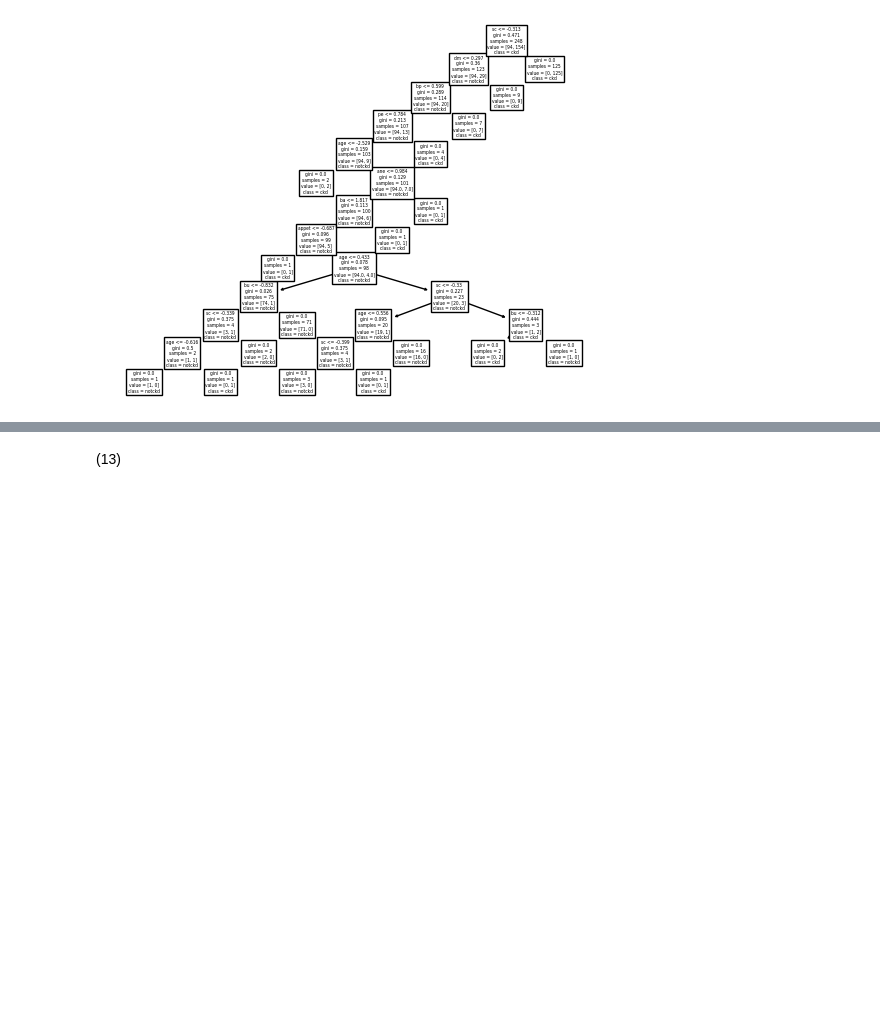
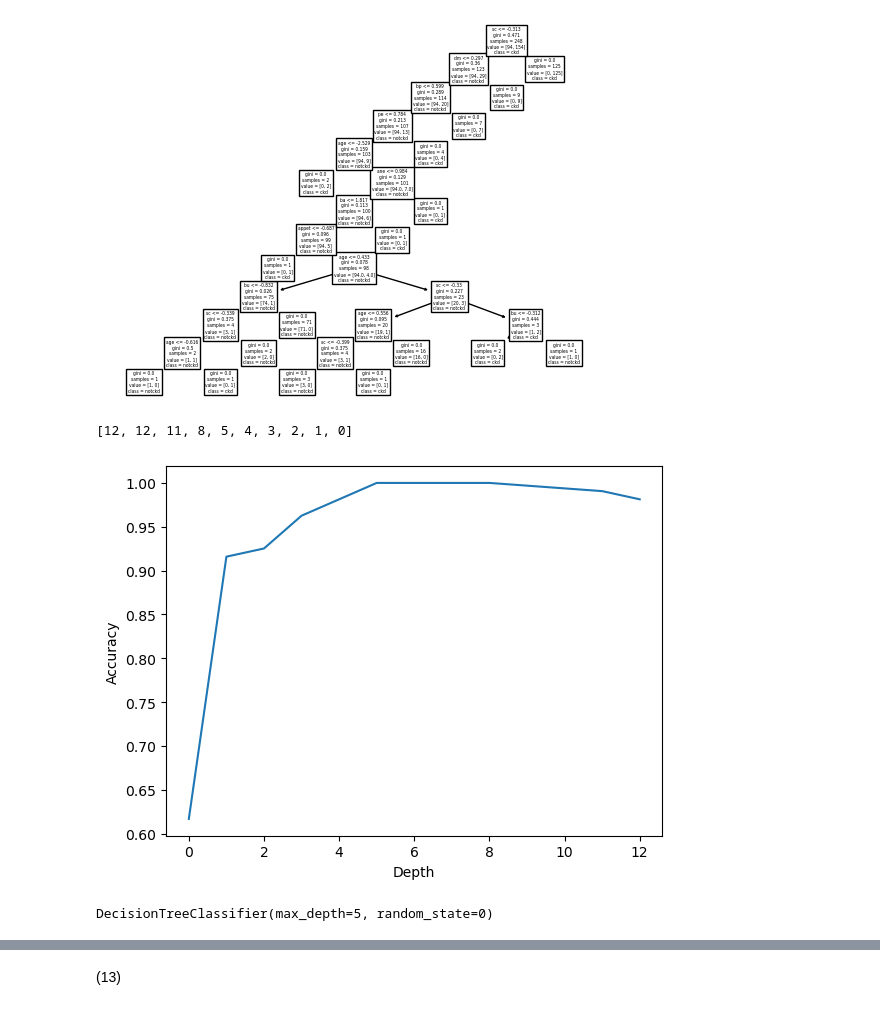
Before and after one commit to chenx333/Chronic-Kidney-Disease-Classification-Challenge, a Jupyter notebook: assignment6.ipynb, the cells around one changed output, grey strips where cells are left out. Drawn from its saved outputs; the diff is of its cells as text; code cells hidden in the pictures; blank space fills up the shorter version.

```diff
--- a/assignment6.ipynb
+++ b/assignment6.ipynb
@@ -481,3 +481,39 @@ weighted avg       0.98      0.98      0.98       107
    macro avg       0.99      0.98      0.98       107
 weighted avg       0.98      0.98      0.98       107
 [figure]
+# %%
+path = df.cost_complexity_pruning_path(
+    x_train,
+    y_train
+)
+ccp_alphas, impurities = path.ccp_alphas, path.impurities
+# %%
+clfs = [] # save fitted trees with different alphas
+for ccp_alpha in ccp_alphas:
+    clf = DecisionTreeClassifier(
+        random_state=0,
+        ccp_alpha=ccp_alpha
+        )
+    clf.fit(x_train, y_train)
+    clfs.append(clf)
+# %%
+depth = [clf.tree_.max_depth for clf in clfs]
+depth
+# %% [output]
+[12, 12, 11, 8, 5, 4, 3, 2, 1, 0]
+# %%
+test_score = [clf.score(x_test, y_test) for clf in clfs]
+plt.plot(depth, test_score)
+plt.xlabel('Depth')
+plt.ylabel('Accuracy')
+plt.show()
+# %% [output]
+[figure, added]
+# %%
+df_best = DecisionTreeClassifier(
+    max_depth = 5,
+    random_state=0
+    )
+df_best.fit(x, y)
+# %% [output]
+DecisionTreeClassifier(max_depth=5, random_state=0)
```
Also changed, not shown: parts of 1 cell of this notebook.
